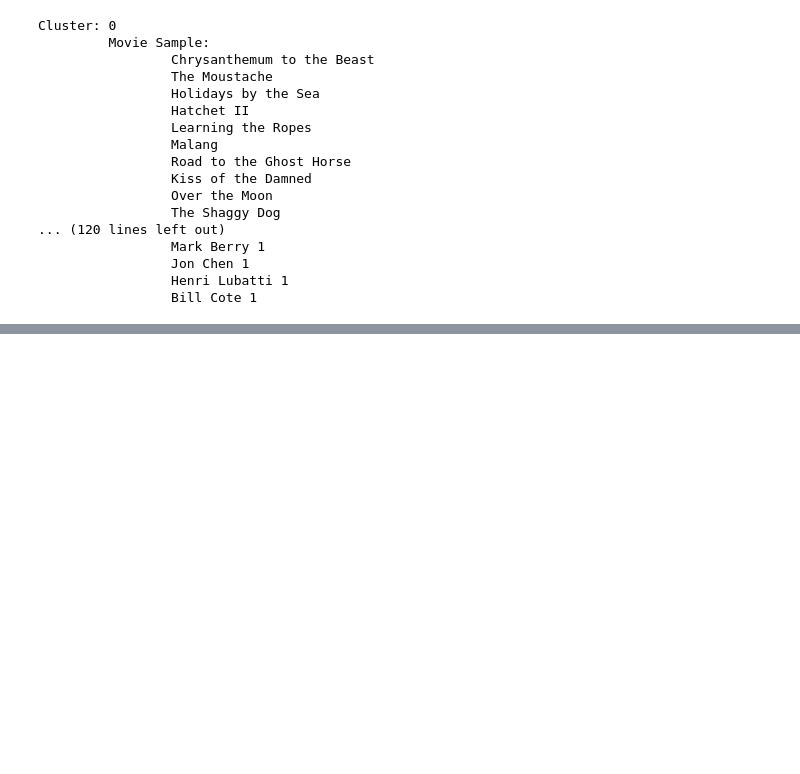
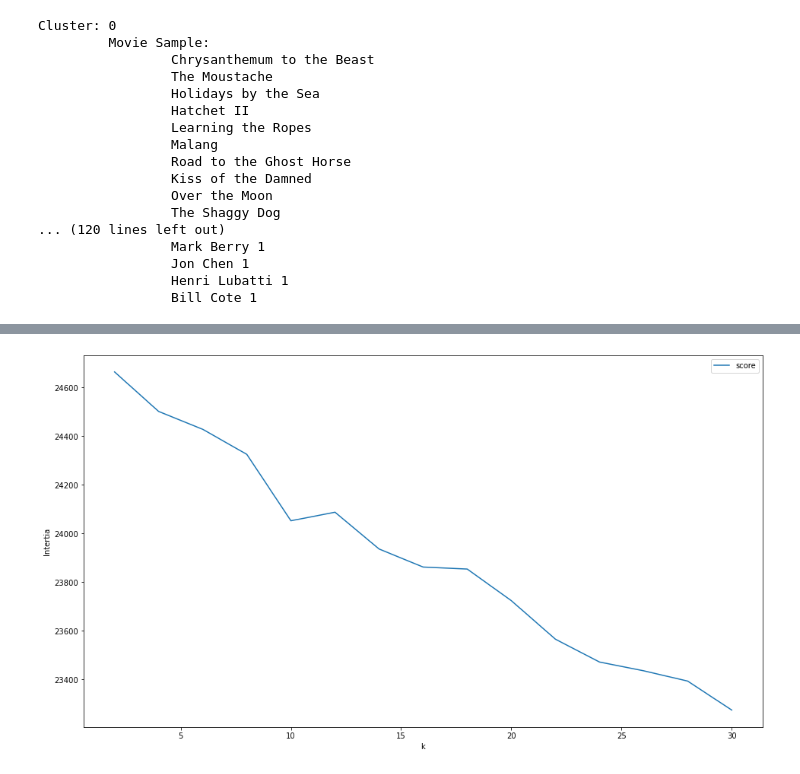
Before and after one commit to cbuntain/njit.is688, a Jupyter notebook: Module04/02-kMeans.ipynb, the cells around one changed output, grey strips where cells are left out. Saved outputs shown, nothing was run; the diff lists cells and outputs as text; code cells hidden in the pictures; blank space fills up the shorter version.

```diff
--- a/Module04/02-kMeans.ipynb
+++ b/Module04/02-kMeans.ipynb
@@ -587,13 +365,0 @@ plt.show()
-# %%
-## redo clustering with random k values
-
-# Let us test different values of k
-interia_scores = []
-for test_k in set(np.random.randint(32,256,20)):
-    print(test_k)
-
-    tmp_model = KMeans(n_clusters=test_k)
-    tmp_model.fit(matrix_sparse)
-
-    score = tmp_model.inertia_
-    interia_scores.append((test_k, score))
@@ -621,0 +527,11 @@ plt.show()
+# %%
+# Let us test different values of k
+interia_scores = []
+for test_k in range(2, 32, 2):
+    print(test_k)
+
+    tmp_model = KMeans(n_clusters=test_k)
+    tmp_model.fit(matrix_dense)
+
+    score = tmp_model.inertia_
+    interia_scores.append((test_k, score))
@@ -621,0 +574,13 @@ plt.show()
+# %%
+fig = plt.figure(figsize=(16,9))
+ax = fig.add_subplot(1,1,1)
+
+intertia_df.sort_values(by="k").plot("k", "score", ax=ax)
+
+ax.set_ylabel("Intertia")
+
+plt.show()
+
+# No clear elbow here, so we need to increase the spread in our possible k values
+# %% [output]
+[figure, added]
```
Also changed, not shown: parts of 50 cells of this notebook.
